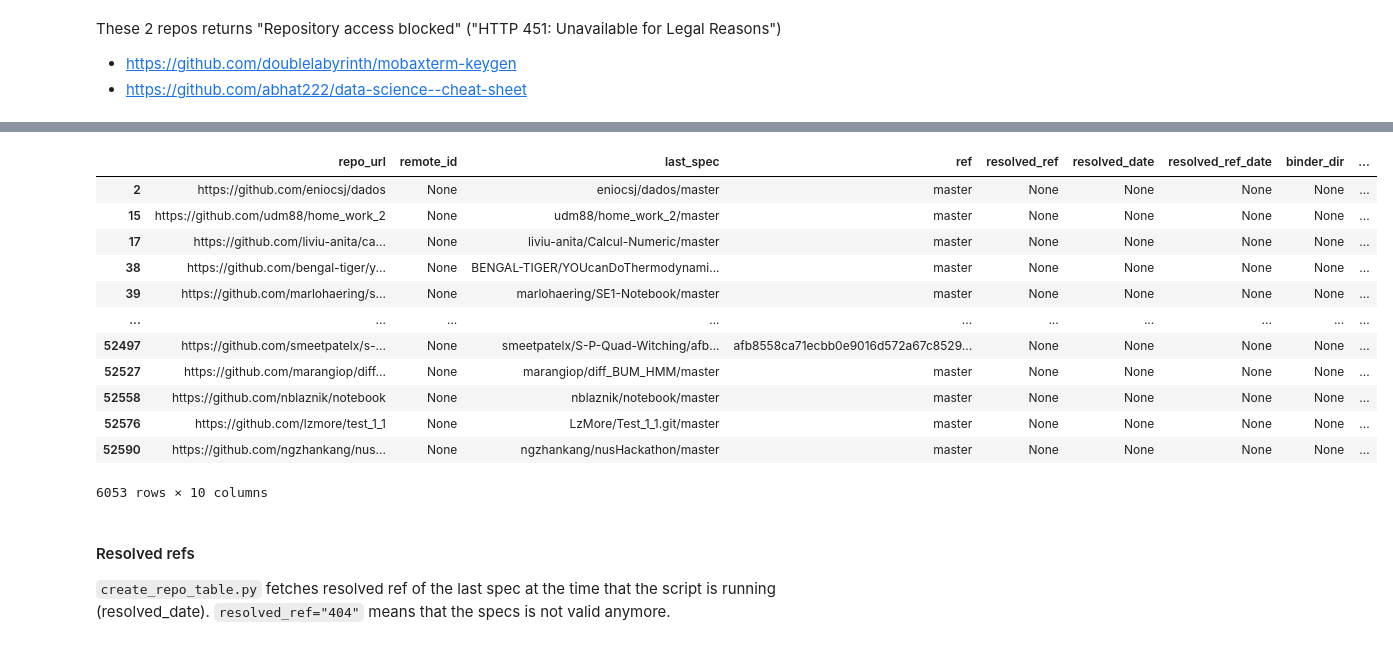
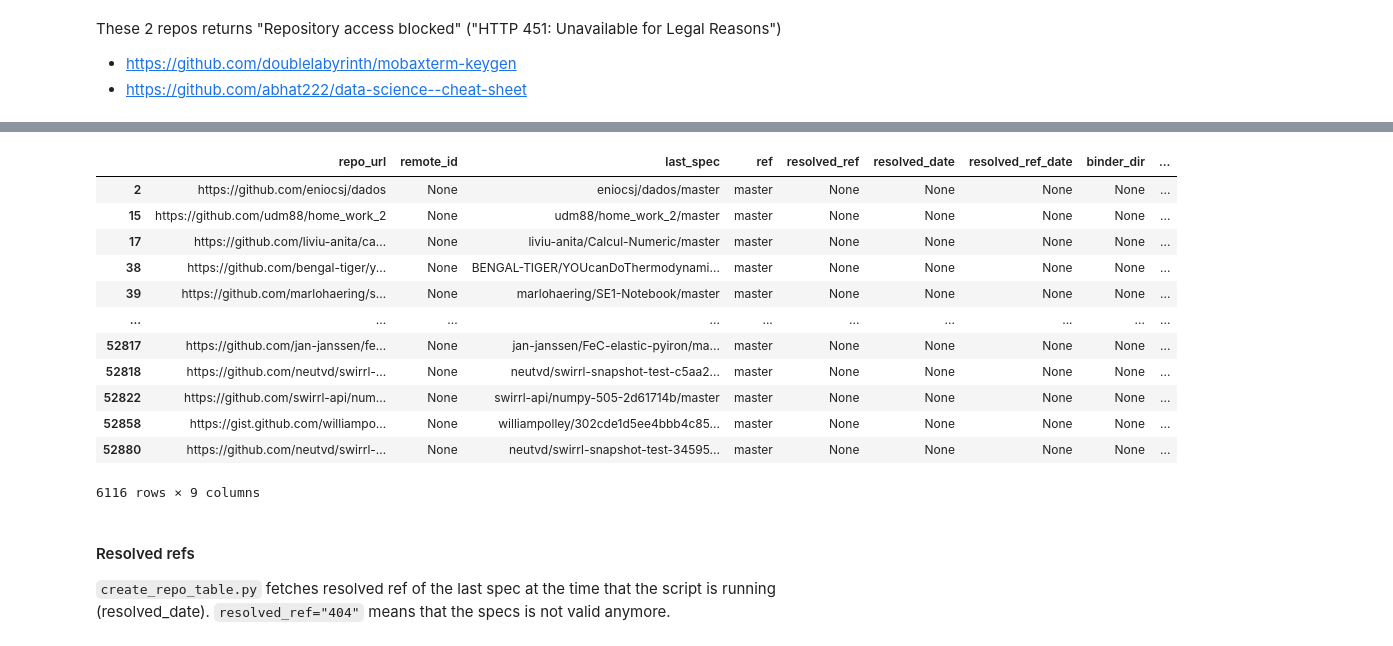
Before and after one commit to gesiscss/binder_paper_20, a Jupyter notebook: analysis/repos.ipynb, the cells around one changed output, grey strips where cells are left out. Drawn from its saved outputs; the diff is of its cells as text; code cells hidden in the pictures.

Commit message:
update notebooks for new database

```diff
--- a/analysis/repos.ipynb
+++ b/analysis/repos.ipynb
@@ -111,21 +107,21 @@ dtype: int64
 # %%
 repos[repos["fork"].isin([404, 451])][["repo_url", "remote_id", "last_spec", "ref", "resolved_ref",
                                    "resolved_date", "resolved_ref_date", "binder_dir",
-                                    "buildpack", "nbs_count"]]
+                                    "buildpack"]]
 # %% [output]
 |  | repo_url | remote_id | last_spec | ref | resolved_ref | resolved_date | resolved_ref_date | binder_dir | ... |
 | 2 | https://github.com/eniocsj/dados | None | eniocsj/dados/master | master | None | None | None | None | ... |
 | 15 | https://github.com/udm88/home_work_2 | None | udm88/home_work_2/master | master | None | None | None | None | ... |
 | 17 | https://github.com/liviu-anita/ca... | None | liviu-anita/Calcul-Numeric/master | master | None | None | None | None | ... |
 | 38 | https://github.com/bengal-tiger/y... | None | BENGAL-TIGER/YOUcanDoThermodynami... | master | None | None | None | None | ... |
 | 39 | https://github.com/marlohaering/s... | None | marlohaering/SE1-Notebook/master | master | None | None | None | None | ... |
 | ... | ... | ... | ... | ... | ... | ... | ... | ... | ... |
-| 52497 | https://github.com/smeetpatelx/s-... | None | smeetpatelx/S-P-Quad-Witching/afb... | afb8558ca71ecbb0e9016d572a67c8529... | None | None | None | None | ... |
-| 52527 | https://github.com/marangiop/diff... | None | marangiop/diff_BUM_HMM/master | master | None | None | None | None | ... |
-| 52558 | https://github.com/nblaznik/notebook | None | nblaznik/notebook/master | master | None | None | None | None | ... |
-| 52576 | https://github.com/lzmore/test_1_1 | None | LzMore/Test_1_1.git/master | master | None | None | None | None | ... |
-| 52590 | https://github.com/ngzhankang/nus... | None | ngzhankang/nusHackathon/master | master | None | None | None | None | ... |
+| 52817 | https://github.com/jan-janssen/fe... | None | jan-janssen/FeC-elastic-pyiron/ma... | master | None | None | None | None | ... |
+| 52818 | https://github.com/neutvd/swirrl-... | None | neutvd/swirrl-snapshot-test-c5aa2... | master | None | None | None | None | ... |
+| 52822 | https://github.com/swirrl-api/num... | None | swirrl-api/numpy-505-2d61714b/master | master | None | None | None | None | ... |
+| 52858 | https://gist.github.com/williampo... | None | williampolley/302cde1d5ee4bbb4c85... | master | None | None | None | None | ... |
+| 52880 | https://github.com/neutvd/swirrl-... | None | neutvd/swirrl-snapshot-test-34595... | master | None | None | None | None | ... |
-6053 rows × 10 columns
+6116 rows × 9 columns
 # %% [markdown]
 #### Resolved refs
 
```
Also changed, not shown: parts of 47 cells of this notebook, 3 other files.
